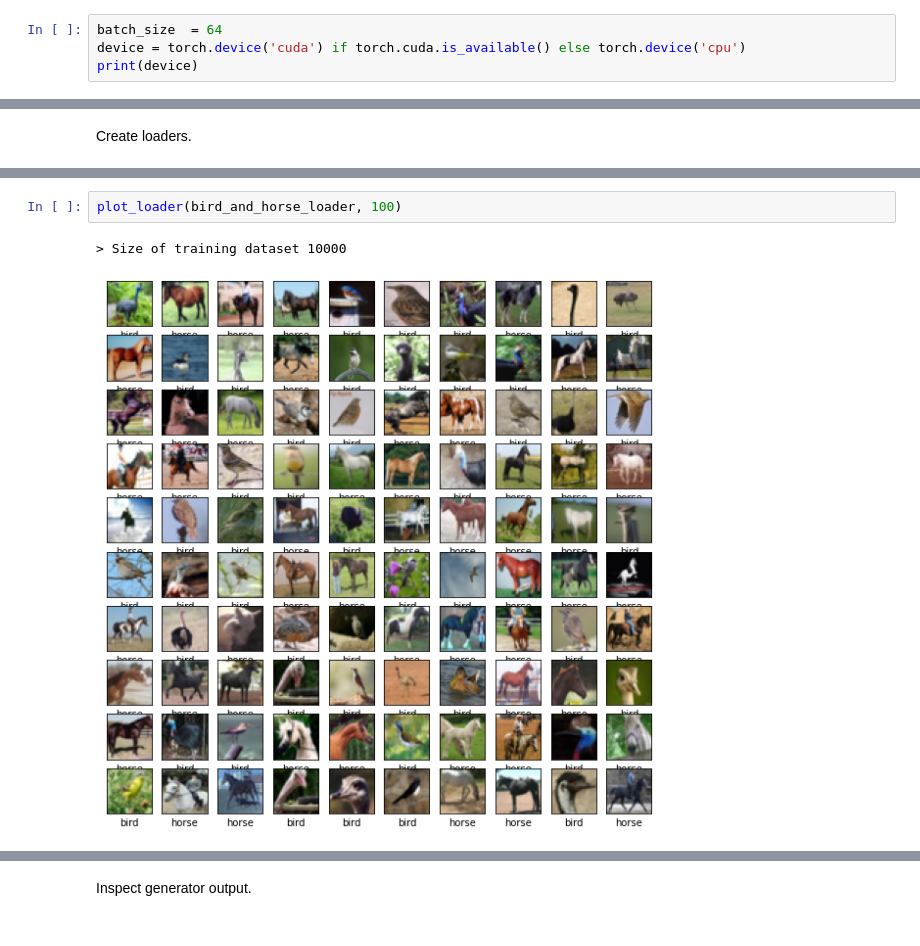
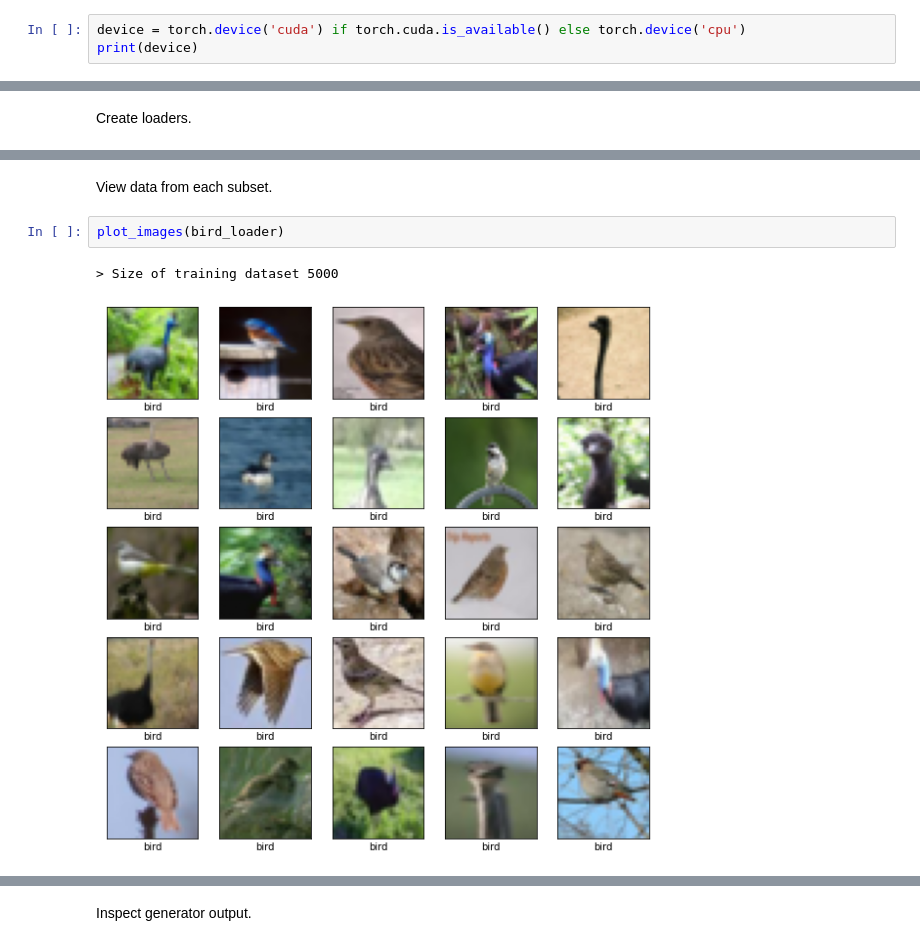
Before and after one commit to mattchap2/deep-learning, a Jupyter notebook: pegasus-code.ipynb, the cells around one changed output, grey strips where cells are left out. Saved outputs shown, nothing was run; the diff lists cells and outputs as text.

```diff
--- a/pegasus-code.ipynb
+++ b/pegasus-code.ipynb
@@ -31,5 +41,4 @@ Set hyperparameters.
 # %%
-batch_size  = 64
 device = torch.device('cuda') if torch.cuda.is_available() else torch.device('cpu')
 print(device)
 # %% [output]
@@ -114,5 +126,7 @@ def plot_loader(loader, size=25):
-# %%
-plot_loader(bird_and_horse_loader, 100)
-# %% [output]
-> Size of training dataset 10000
-[figure, removed]
+# %% [markdown]
+View data from each subset.
+# %%
+plot_images(bird_loader)
+# %% [output]
+> Size of training dataset 5000
+[figure, added]
```
Also changed, not shown: parts of 71 cells of this notebook.
